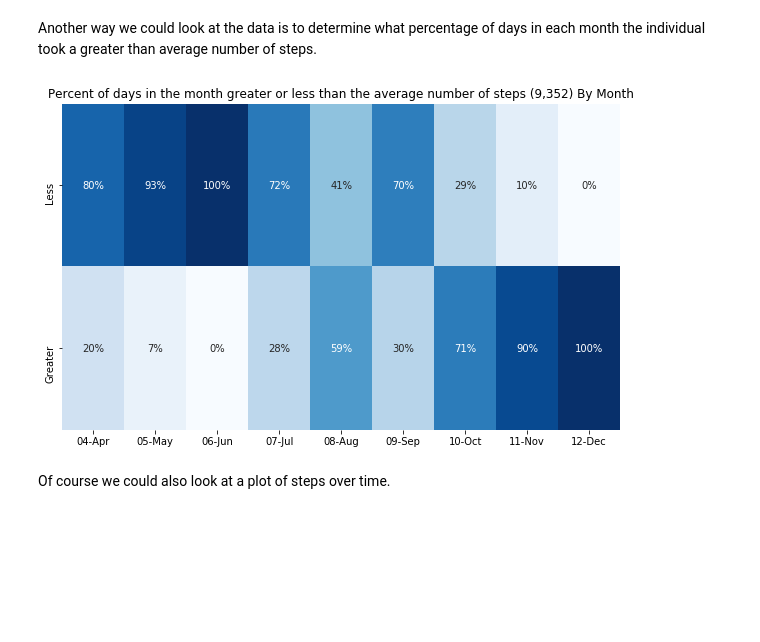
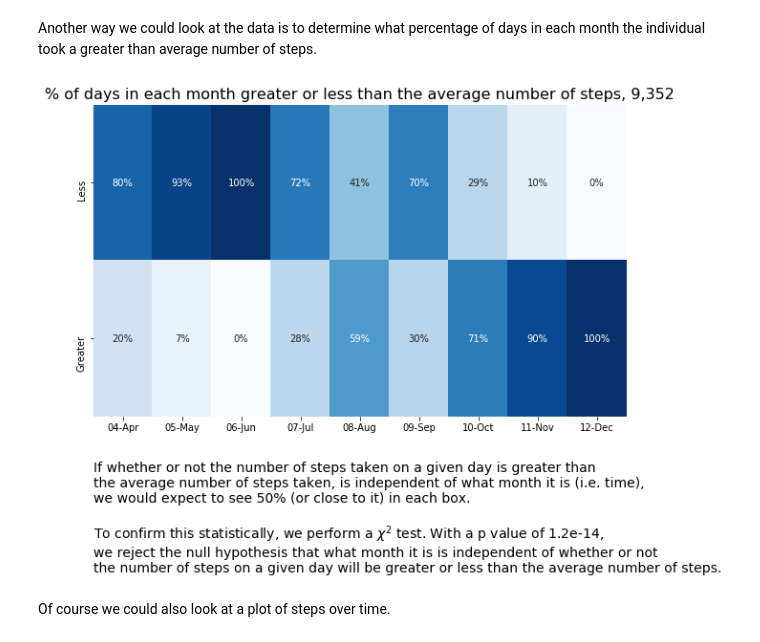
Before and after one commit to CodeupClassroom/ada-ds-methodologies, a Jupyter notebook: time_series_project/Exploration.ipynb, the cells around one changed output. Drawn from its saved outputs; the diff is of its cells as text; code cells hidden in the pictures; blank space fills up the shorter version.

```diff
--- a/time_series_project/Exploration.ipynb
+++ b/time_series_project/Exploration.ipynb
@@ -296,26 +297,43 @@ Another way we could look at the data is to determine what percentage of days in
 # %%
 average = df.steps.mean()
 
 plt.figure(figsize=(10, 6))
 
 ct = pd.DataFrame(dict(gt_avg=df.steps >= average,
                        month=df.month))\
     .xtab('gt_avg', 'month')
 
 # convert numbers to percentages by month
-ct = ct.apply(lambda s: pd.Series([s[0] / s.sum(), s[1] / s.sum()], index=s.index))
+percentages = ct.apply(lambda s: pd.Series([s[0] / s.sum(), s[1] / s.sum()], index=s.index))
 
-sns.heatmap(ct, cmap='Blues', annot=True, fmt='.0%', cbar=False)
+sns.heatmap(percentages, cmap='Blues', annot=True, fmt='.0%', cbar=False)
 
 # TODO: work on this title
-plt.title(f'Percent of days in the month greater or less than the average number of steps ({average:,.0f}) By Month')
+plt.title(
+    f'% of days in each month greater or less than the average number of steps, {average:,.0f}',
+    size=16
+)
 plt.yticks([0.5, 1.5], labels=['Less', 'Greater'])
 plt.ylabel('')
 plt.xlabel('')
 
+_, p, deg_freedom, _ = chi2_contingency(ct)
+
+text = f'''
+If whether or not the number of steps taken on a given day is greater than
+the average number of steps taken, is independent of what month it is (i.e. time),
+we would expect to see 50% (or close to it) in each box.
+
+To confirm this statistically, we perform a $\chi^2$ test. With a p value of {p:.2},
+we reject the null hypothesis that what month it is is independent of whether or not
+the number of steps on a given day will be greater or less than the average number of steps.
+'''.strip()
+
+plt.text(0, 3, text, size=14)
+
 None
 # %% [output]
-[figure, old version]
+[figure, new version]
 # %% [markdown]
 Of course we could also look at a plot of steps over time.
 # %%
```
Also changed, not shown: parts of 15 cells of this notebook, 4 other files.
